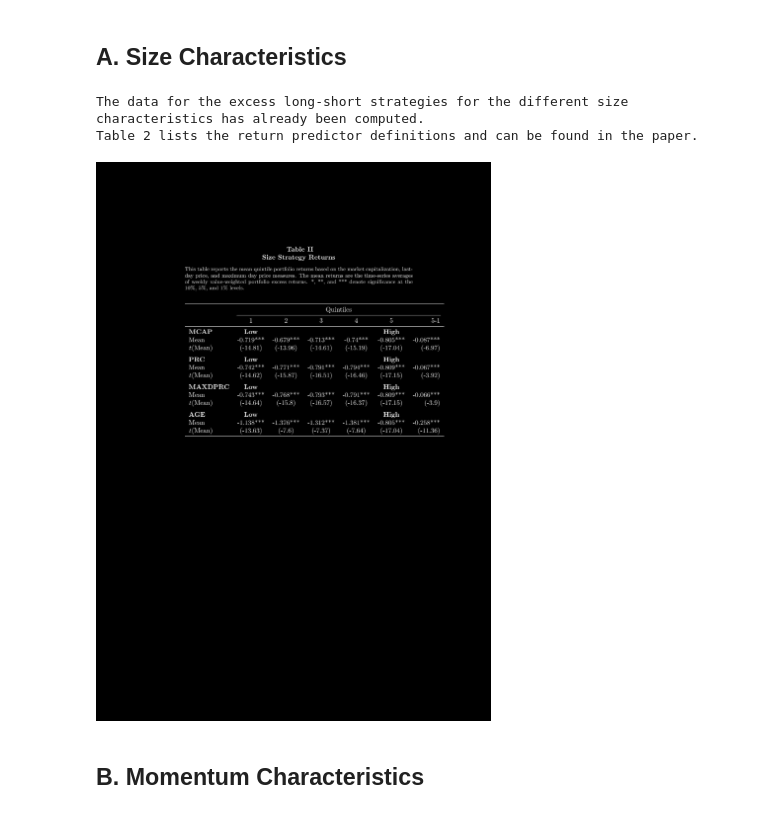
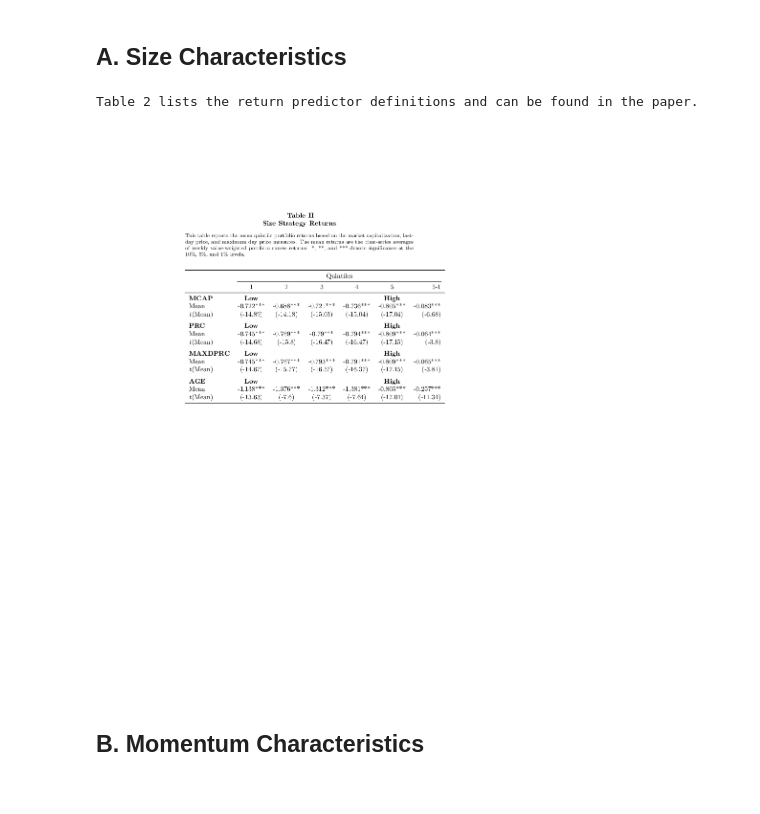
Before and after one commit to MarcGehring97/Crypto-Currency-Asset-Pricing, a Jupyter notebook: main.ipynb, the cells around one changed output. Cells and saved outputs as stored; diff of their text form; code cells hidden in the pictures.

```diff
--- a/main.ipynb
+++ b/main.ipynb
@@ -79,11 +79,18 @@ if any(os.path.exists(directory + file) for file in files[2:]):
     print("The data has already been converted to weekly frequency.")
     weekly_returns_data = pd.read_csv(directory + "/cg_weekly_returns_data.csv", index_col=["date"])
     weekly_returns_data.index = pd.to_datetime(weekly_returns_data.index)
+    # truncating the data set in case it is longer than the period set by start_date and end_date
+    date_range = pd.date_range(start=start_date, end=end_date, freq="W-SUN")
+    weekly_returns_data = weekly_returns_data.groupby("coin_id", group_keys=False).apply(lambda x: x.reindex(date_range))
 else:
     # this function converts the frequency and also computes the return series
     # this step can take a while
     weekly_returns_data = helpers.convert_frequency(daily_trading_data, method="last", returns=True)
-    # some returns are exorbitant (above 10,00%)and need to be removed
+    # imputing all missing return values by the mean after the first non-missing value
+    weekly_returns_data["return"] = weekly_returns_data.groupby("coin_id", group_keys=False)["return"].transform(lambda x: x.loc[x.first_valid_index():].fillna(x.mean()))
+    # imputing all missing market_cap values by the average of the last and next available data values after the first non-missing value
+    weekly_returns_data["market_cap"] = weekly_returns_data.groupby("coin_id", group_keys=False)["market_cap"].transform(lambda x: x.loc[x.first_valid_index():].fillna((x.fillna(method="backfill") + x.fillna(method="ffill")) / 2))
+    # some returns are exorbitant (above 10,00%) and need to be removed
     weekly_returns_data["return"].where(weekly_returns_data["return"] < 10, np.nan, inplace=True)
     # including only cryptocurrencies with a market capitalization of above $1 million on a given date; also exclude the rows where the market capitalization is missing
     for var in ["price", "return", "total_volume"]:
@@ -94,6 +101,8 @@ else:
     weekly_returns_data["coin_id"].fillna(method="ffill", inplace=True)
     weekly_returns_data.to_csv(directory + "/cg_weekly_returns_data.csv")
 
+# imputing all missing market_cap values by the average of the last and next available data values after the first non-missing value
+daily_trading_data["market_cap"] = daily_trading_data.groupby("coin_id", group_keys=False)["market_cap"].transform(lambda x: x.loc[x.first_valid_index():].fillna((x.fillna(method="backfill") + x.fillna(method="ffill")) / 2))
 # including only cryptocurrencies with a market capitalization of above $1 million on a given date; also exclude the rows where the market capitalization is missing
 daily_trading_data.loc[((daily_trading_data["market_cap"].isna()) | (daily_trading_data["market_cap"] < 1000000)) & ~daily_trading_data["coin_id"].isin(["bitcoin", "ripple", "ethereum"]), "price"] = np.nan
 daily_trading_data.loc[((daily_trading_data["market_cap"].isna()) | (daily_trading_data["market_cap"] < 1000000)) & ~daily_trading_data["coin_id"].isin(["bitcoin", "ripple", "ethereum"]), "total_volume"] = np.nan
@@ -104,7 +113,7 @@ risk_free_rate_daily_data = fred_data.retrieve_data(start_date, end_date, series
 # converting to weekly data before making changes to risk_free_rate_daily_data
 date_range = pd.date_range(start=start_date, end=end_date, freq="W-SUN")
 risk_free_rate = risk_free_rate_daily_data.resample("W-SUN").last().reindex(date_range)
-# the missing data points always lie on weekends => impute these values by the average of the Friday and Monday values
+# the missing data points always lie on weekends, and hence we impute these values by the average of the Friday and Monday values
 # computing the average of the Friday and Monday values
 risk_free_rate_daily_data["monday_shifted_to_friday"] = risk_free_rate_daily_data["DGS1MO"].shift(-3)
 risk_free_rate_daily_data["monday_friday_average"] = (risk_free_rate_daily_data["DGS1MO"] + risk_free_rate_daily_data["monday_shifted_to_friday"]) / 2
@@ -125,12 +134,17 @@ if any(os.path.exists(directory + file) for file in files[3:]):
     print("The market returns data has already been computed.")
     market_weekly_returns = pd.read_csv(directory + "/market_weekly_returns.csv", index_col=["date"])
     market_weekly_returns.index = pd.to_datetime(market_weekly_returns.index)
+    # truncating the data set in case it is longer than the period set by start_date and end_date
+    date_range = pd.date_range(start=start_date, end=end_date, freq="W-SUN")
+    market_weekly_returns = market_weekly_returns.reindex(date_range)
 else:
     # Compute the excess weighted average of the returns using the market capitalization as the weight
     market_weekly_returns = weekly_returns_data.groupby(weekly_returns_data.index).apply(lambda x: (x["return"]*x["market_cap"]).sum()/x["market_cap"].sum())
     market_weekly_returns.rename("market_return", inplace=True)
     market_weekly_returns = market_weekly_returns.to_frame()
     market_weekly_returns.index = pd.to_datetime(market_weekly_returns.index)
+    # imputing all missing values with the mean after the first non-missing value
+    market_weekly_returns["market_return"] = market_weekly_returns["market_return"].loc[market_weekly_returns["market_return"].first_valid_index():].fillna(market_weekly_returns["market_return"].mean())
     # making sure the first return value is missing and not 0
     market_weekly_returns.loc[market_weekly_returns.index == market_weekly_returns.index.min(), "market_return"] = np.nan
     # filling in the missing values with NaNs
@@ -148,7 +162,7 @@ if input("Is your editor is dark mode? y/n ") in ["Y", "y"]:
 else:
     invert = False
 """
-invert = True
+invert = False
 
 # creates a temporary PDF file named "cover.pdf"
 # repeating the process overwrites the file
@@ -252,14 +264,17 @@ if not os.path.exists(directory + "/weekly_returns_size_data.csv"):
     max_price = helpers.convert_frequency(daily_trading_data, method="max")["price"]
     weekly_returns_data["log_max_price"] = np.where(max_price == 0, np.nan, np.log(max_price))
     # adding age as the number of days listed since the first trading day of that respective coin (considering that the time period begins on 2014-01-01)
-    weekly_returns_data["age"] = weekly_returns_data.groupby("coin_id")["return"].transform(lambda x: np.maximum(0, (x.index - x.first_valid_index()).days) if x.first_valid_index() is not None else pd.Series([0] * len(x)))
+    weekly_returns_data["age"] = weekly_returns_data.groupby("coin_id", group_keys=False)["return"].transform(lambda x: np.maximum(0, (x.index - x.first_valid_index()).days) if x.first_valid_index() is not None else pd.Series([0] * len(x)))
     # making sure no dates were lost
     date_range = pd.date_range(start=weekly_returns_data.index.min(), end=weekly_returns_data.index.max(), freq="W-SUN")
-    weekly_returns_data = weekly_returns_data.groupby("coin_id").apply(lambda x: x.reindex(date_range))
+    weekly_returns_data = weekly_returns_data.groupby("coin_id", group_keys=False).apply(lambda x: x.reindex(date_range))
     weekly_returns_data.to_csv(directory + "/weekly_returns_size_data.csv")
 else:
     weekly_returns_data = pd.read_csv(directory + "/weekly_returns_size_data.csv", index_col=["date"])
     weekly_returns_data.index = pd.to_datetime(weekly_returns_data.index)
+    # truncating the data set in case it is longer than the period set by start_date and end_date
+    date_range = pd.date_range(start=start_date, end=end_date, freq="W-SUN")
+    weekly_returns_data = weekly_returns_data.groupby("coin_id", group_keys=False).apply(lambda x: x.reindex(date_range))
 # computing the zero-investment long-short strategies based on the size-related characteristics of market capitalization, price, maximum day price, and age
 if not os.path.exists(directory + "/quintile_size_data.csv"):
     # "risk_free_rate" now is a pd dataframe with columns for date and DGS1MO (the risk-free rate)
@@ -276,36 +291,38 @@ if not os.path.exists(directory + "/quintile_size_data.csv"):
     # downloading the data
     quintile_data.to_csv(directory + "/quintile_size_data.csv")
 else:
     print("The data for the excess long-short strategies for the different size characteristics has already been computed.")
     quintile_data = pd.read_csv(directory + "/quintile_size_data.csv", index_col=["date"])
     quintile_data.index = pd.to_datetime(quintile_data.index)
+    # truncating the data set in case it is longer than the period set by start_date and end_date
+    date_range = pd.date_range(start=start_date, end=end_date, freq="W-SUN")
+    quintile_data = quintile_data.reindex(date_range)
 
 print("Table 2 lists the return predictor definitions and can be found in the paper.")
 
 """
 # inverting the colors in the PDF in case the user is using dark mode
 if input("Is your editor is dark mode? y/n ") in ["Y", "y"]:
     invert = True
 else:
     invert = False
 """
-invert = True
+invert = False
 
 # use "\symbol{37}" in the latex file for the percentage sign
 helpers.render_quintiles(quintile_data, "latex_templates/size_quintiles.tex", ["log_market_cap", "log_price", "log_max_price", "age"], invert)
 
 # creates a temporary PDF file named "cover.pdf"
 # repeating the process overwrites the file
 
 pdf_path = os.getcwd() + "/cover.pdf"
 # printing the PDF
 # this code has to be in the main file
 img = Image(filename=pdf_path, resolution=100)
 img
 # %% [output]
-The data for the excess long-short strategies for the different size characteristics has already been computed.
 Table 2 lists the return predictor definitions and can be found in the paper.
-[figure, old version]
+[figure, new version]
 # %% [markdown]
 <a id="B._Momentum_Characteristics"></a>
 ## B. Momentum Characteristics
```
Also changed, not shown: parts of 6 cells of this notebook, 3 other files.
